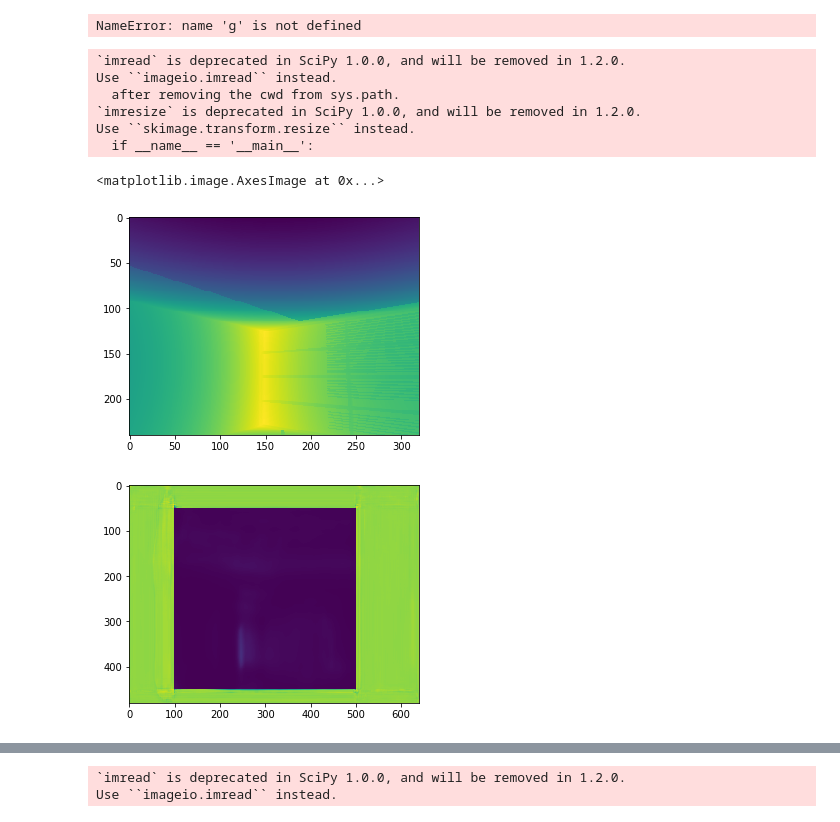
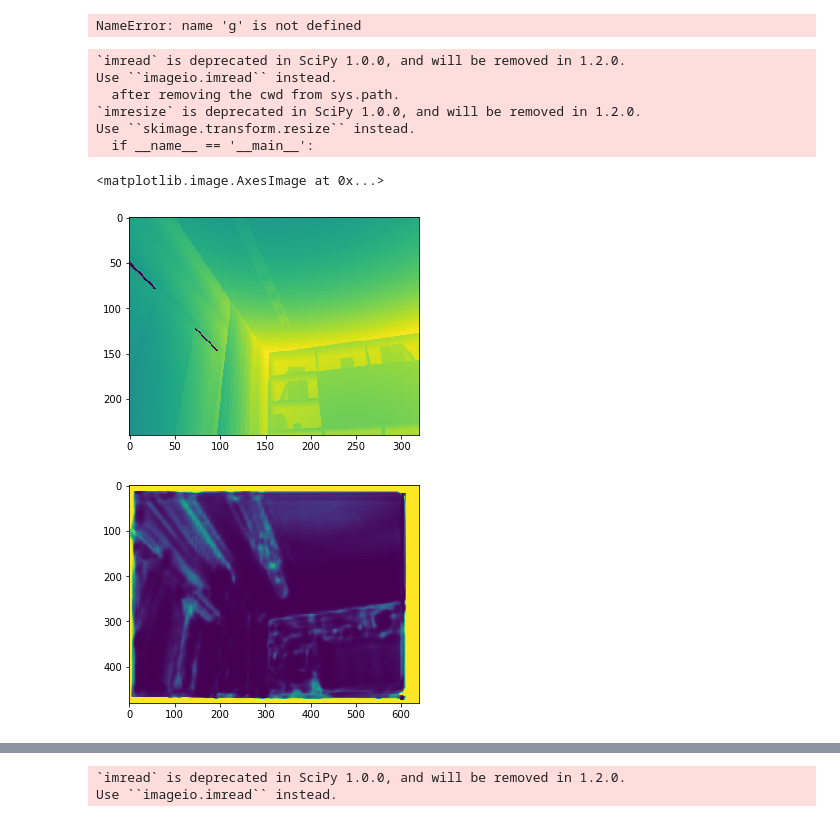
Before and after one commit to gizatt/DepthSim, a Jupyter notebook: python/notebooks/pixel-wise-cnnRes.ipynb, the cells around one changed output, grey strips where cells are left out. Drawn from its saved outputs; the diff is of its cells as text; code cells hidden in the pictures.

```diff
--- a/python/notebooks/pixel-wise-cnnRes.ipynb
+++ b/python/notebooks/pixel-wise-cnnRes.ipynb
@@ -892,7 +987,10 @@ NameError: name 'network' is not defined
 # %%
 batch_size = 8
 # %%
-from keras import backend as K
+model_checkpoint = ModelCheckpoint('2017-06-16-30_res_depth_normal_batch4.hdf5', monitor='loss',verbose=1, save_best_only=True)
+check2 = TensorBoard(log_dir='logs_new', histogram_freq=0, batch_size=batch_size, write_graph=True, write_grads=True, write_images=True, embeddings_freq=0, embeddings_layer_names=None, embeddings_metadata=None)
+print('Fitting model...')
+model.fit_generator(train, nb_epoch=1000,steps_per_epoch=100, verbose=1, shuffle=True, callbacks=[model_checkpoint,check2])from keras import backend as K
 class Image_Saver(Callback):
     def on_train_begin(self,logs={}):
         self.var_y_pred = tf.placeholder(tf.float32, [FLAGS.batch_size, 480,640,1])
@@ -908,4 +1006,4 @@ class Image_Saver(Callback):
             writer.add_summary(tf.summary.image('input', x[0]))
 save = Image_Saver()
 # %%
-batch_size
+batch_size=4
@@ -914,5 +1010,5 @@ batch_size
 # %%
-model_checkpoint = ModelCheckpoint('small_res_depth_normal_batch4.hdf5', monitor='loss',verbose=1, save_best_only=True)
+model_checkpoint = ModelCheckpoint('2017-06-16-30_res_depth_normal_batch4.hdf5', monitor='loss',verbose=1, save_best_only=True)
 check2 = TensorBoard(log_dir='logs_new', histogram_freq=0, batch_size=batch_size, write_graph=True, write_grads=True, write_images=True, embeddings_freq=0, embeddings_layer_names=None, embeddings_metadata=None)
 print('Fitting model...')
 model.fit_generator(train, nb_epoch=1000,steps_per_epoch=100, verbose=1, shuffle=True, callbacks=[model_checkpoint,check2])
@@ -1106,25 +1261,27 @@ pred = model.predict_on_batch(np.reshape(gt,(1,480,640,1)))
 plt.imshow(np.reshape(pred,(480,640)))
 # %% [output]
 NameError: name 'g' is not defined
+# %%
+num = 1
 # %%
-num = np.random.randint(999)
-path  = "/media/drc/DATA/train/0/"+str(num)+"/depth/"
-img_path = path+np.random.choice(os.listdir(path))
+path  = "/media/drc/DATA/train/0/"+str(75)+"/depth/"
+img_path = path+os.listdir(path)[num]
+num+=1
 im = misc.imread(img_path)
 %matplotlib inline
 plt.figure()
 plt.imshow(im)
 plt.figure()
 im = misc.imresize(im,(480,640))/255.
-pred = autoencoder.predict_on_batch(np.reshape(im,(1,480,640,1)))
+pred = model.predict_on_batch(np.reshape(im,(1,480,640,1)))
 plt.imshow(np.reshape(pred,(480,640)))
 # %% [output]
 `imread` is deprecated in SciPy 1.0.0, and will be removed in 1.2.0.
 Use ``imageio.imread`` instead.
   after removing the cwd from sys.path.
 `imresize` is deprecated in SciPy 1.0.0, and will be removed in 1.2.0.
 Use ``skimage.transform.resize`` instead.
   if __name__ == '__main__':
 <matplotlib.image.AxesImage at 0x...>
-[figure, old version]
+[figure, new version]
-[figure, old version]
+[figure, new version]
```
Also changed, not shown: parts of 30 cells of this notebook, 7 other files.
